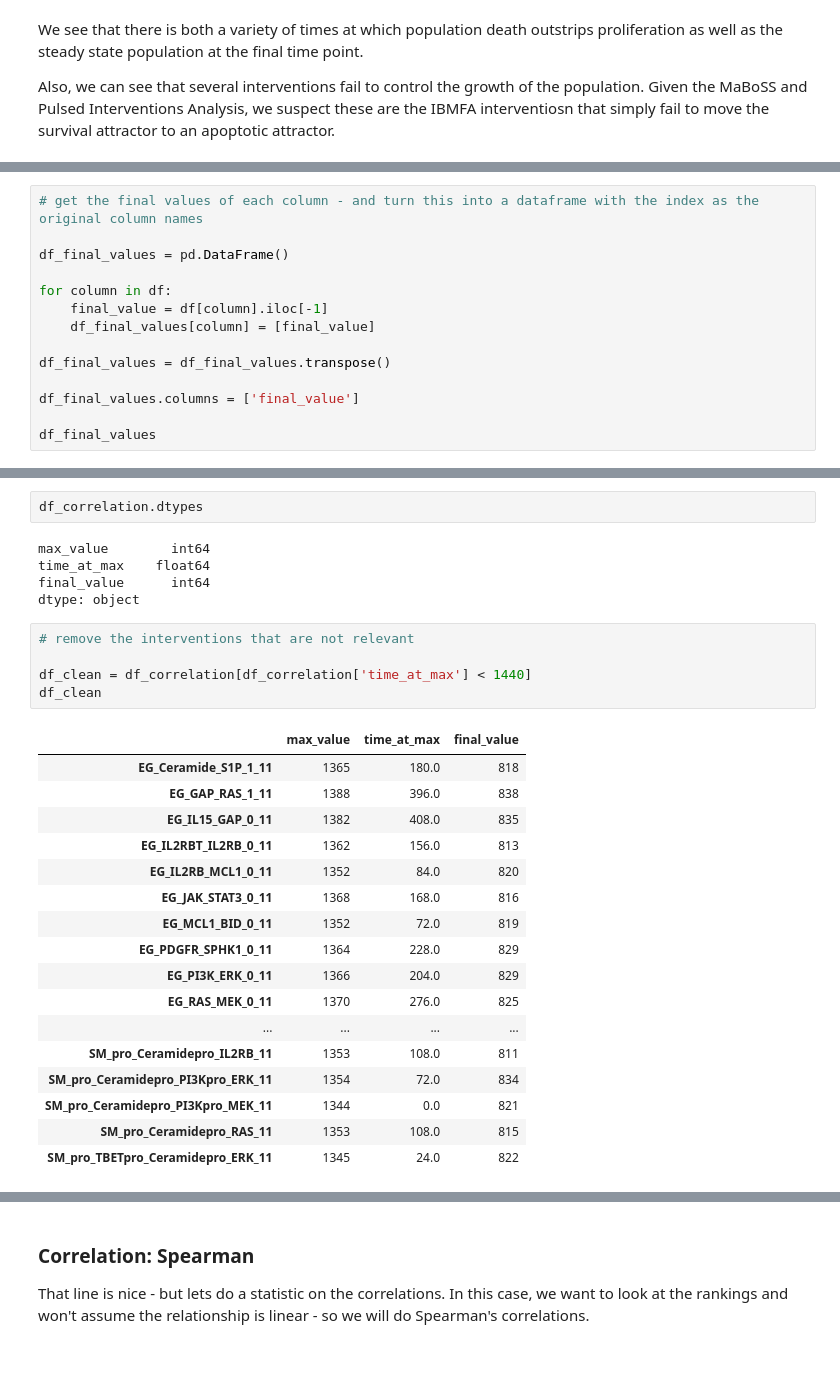
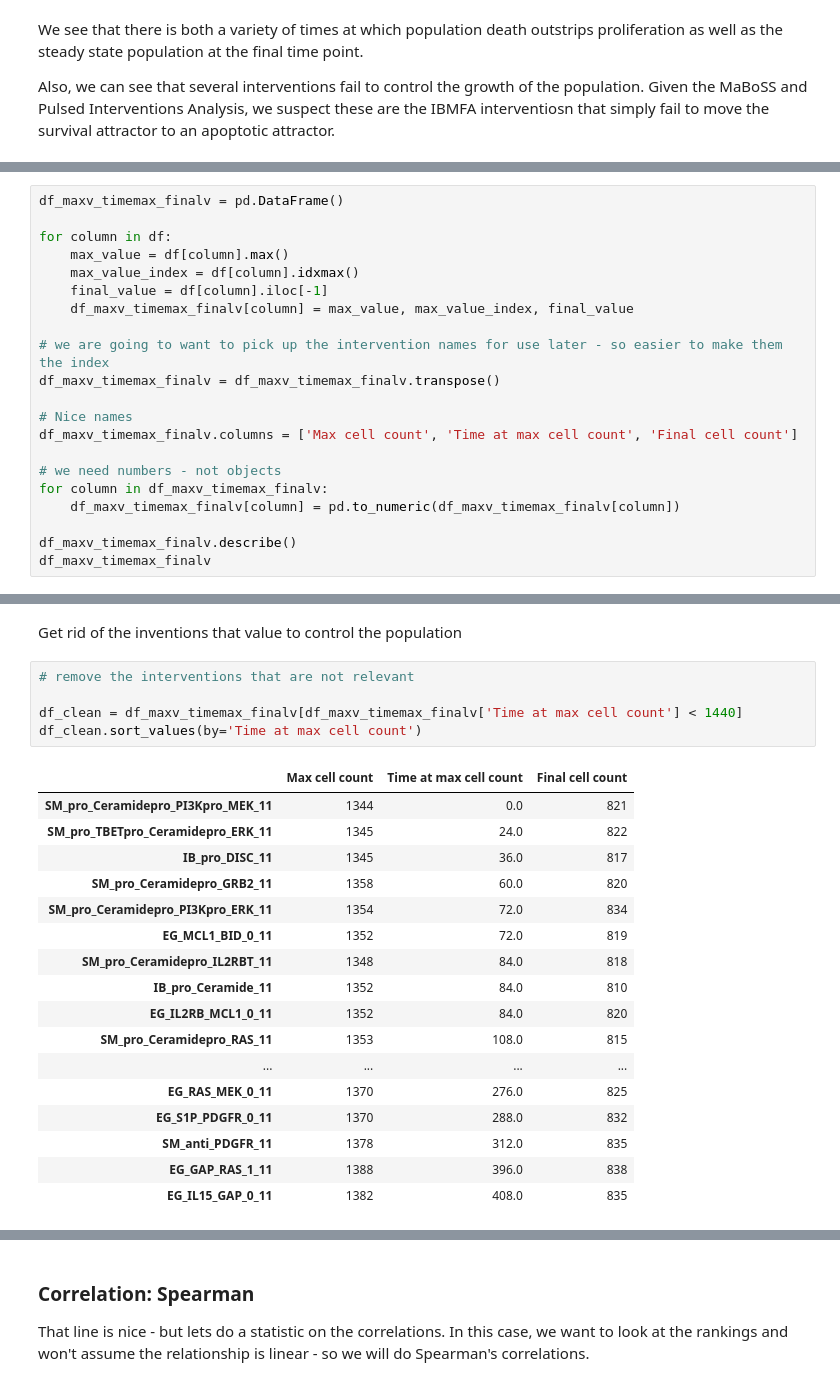
Before and after one commit to johnmetzcar/PhysiLab, a Jupyter notebook: scripts/Spatial Gradient-based Analysis.ipynb, the cells around one changed output, grey strips where cells are left out. Saved outputs shown, nothing was run; the diff lists cells and outputs as text; blank space fills up the shorter version.

```diff
--- a/scripts/Spatial Gradient-based Analysis.ipynb
+++ b/scripts/Spatial Gradient-based Analysis.ipynb
@@ -115,14 +117,0 @@ dtype: object
-# %%
-# get the final values of each column - and turn this into a dataframe with the index as the original column names
-
-df_final_values = pd.DataFrame()
-
-for column in df:
-    final_value = df[column].iloc[-1]
-    df_final_values[column] = [final_value]
-
-df_final_values = df_final_values.transpose()
-
-df_final_values.columns = ['final_value']
-
-df_final_values
@@ -170,0 +122,21 @@ df_correlation
+# %%
+df_maxv_timemax_finalv = pd.DataFrame()
+
+for column in df:
+    max_value = df[column].max()
+    max_value_index = df[column].idxmax()
+    final_value = df[column].iloc[-1]
+    df_maxv_timemax_finalv[column] = max_value, max_value_index, final_value
+
+# we are going to want to pick up the intervention names for use later - so easier to make them the index
+df_maxv_timemax_finalv = df_maxv_timemax_finalv.transpose()
+
+# Nice names
+df_maxv_timemax_finalv.columns = ['Max cell count', 'Time at max cell count', 'Final cell count']
+
+# we need numbers - not objects
+for column in df_maxv_timemax_finalv:
+    df_maxv_timemax_finalv[column] = pd.to_numeric(df_maxv_timemax_finalv[column])
+
+df_maxv_timemax_finalv.describe()
+df_maxv_timemax_finalv
@@ -213,31 +183,26 @@ df_correlation.sort_values(by='final_value')
-# %%
-df_correlation.dtypes
-# %% [output]
-max_value        int64
-time_at_max    float64
-final_value      int64
-dtype: object
+# %% [markdown]
+Get rid of the inventions that value to control the population
 # %%
 # remove the interventions that are not relevant
 
-df_clean = df_correlation[df_correlation['time_at_max'] < 1440]
-df_clean
+df_clean = df_maxv_timemax_finalv[df_maxv_timemax_finalv['Time at max cell count'] < 1440]
+df_clean.sort_values(by='Time at max cell count')
 # %% [output]
-|  | max_value | time_at_max | final_value |
-| EG_Ceramide_S1P_1_11 | 1365 | 180.0 | 818 |
+|  | Max cell count | Time at max cell count | Final cell count |
+| SM_pro_Ceramidepro_PI3Kpro_MEK_11 | 1344 | 0.0 | 821 |
+| SM_pro_TBETpro_Ceramidepro_ERK_11 | 1345 | 24.0 | 822 |
+| IB_pro_DISC_11 | 1345 | 36.0 | 817 |
+| SM_pro_Ceramidepro_GRB2_11 | 1358 | 60.0 | 820 |
+| SM_pro_Ceramidepro_PI3Kpro_ERK_11 | 1354 | 72.0 | 834 |
+| EG_MCL1_BID_0_11 | 1352 | 72.0 | 819 |
+| SM_pro_Ceramidepro_IL2RBT_11 | 1348 | 84.0 | 818 |
+| IB_pro_Ceramide_11 | 1352 | 84.0 | 810 |
+| EG_IL2RB_MCL1_0_11 | 1352 | 84.0 | 820 |
+| SM_pro_Ceramidepro_RAS_11 | 1353 | 108.0 | 815 |
+| ... | ... | ... | ... |
+| EG_RAS_MEK_0_11 | 1370 | 276.0 | 825 |
+| EG_S1P_PDGFR_0_11 | 1370 | 288.0 | 832 |
+| SM_anti_PDGFR_11 | 1378 | 312.0 | 835 |
 | EG_GAP_RAS_1_11 | 1388 | 396.0 | 838 |
 | EG_IL15_GAP_0_11 | 1382 | 408.0 | 835 |
-| EG_IL2RBT_IL2RB_0_11 | 1362 | 156.0 | 813 |
-| EG_IL2RB_MCL1_0_11 | 1352 | 84.0 | 820 |
-| EG_JAK_STAT3_0_11 | 1368 | 168.0 | 816 |
-| EG_MCL1_BID_0_11 | 1352 | 72.0 | 819 |
-| EG_PDGFR_SPHK1_0_11 | 1364 | 228.0 | 829 |
-| EG_PI3K_ERK_0_11 | 1366 | 204.0 | 829 |
-| EG_RAS_MEK_0_11 | 1370 | 276.0 | 825 |
-| ... | ... | ... | ... |
-| SM_pro_Ceramidepro_IL2RB_11 | 1353 | 108.0 | 811 |
-| SM_pro_Ceramidepro_PI3Kpro_ERK_11 | 1354 | 72.0 | 834 |
-| SM_pro_Ceramidepro_PI3Kpro_MEK_11 | 1344 | 0.0 | 821 |
-| SM_pro_Ceramidepro_RAS_11 | 1353 | 108.0 | 815 |
-| SM_pro_TBETpro_Ceramidepro_ERK_11 | 1345 | 24.0 | 822 |
 # %%
```
Also changed, not shown: parts of 26 cells of this notebook.
